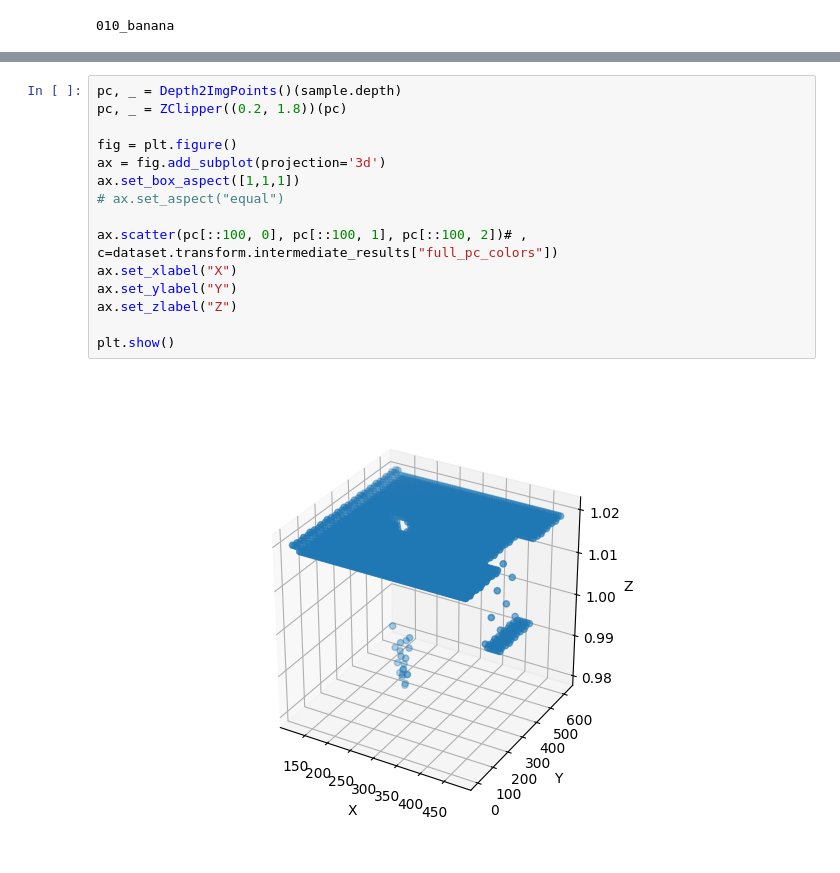
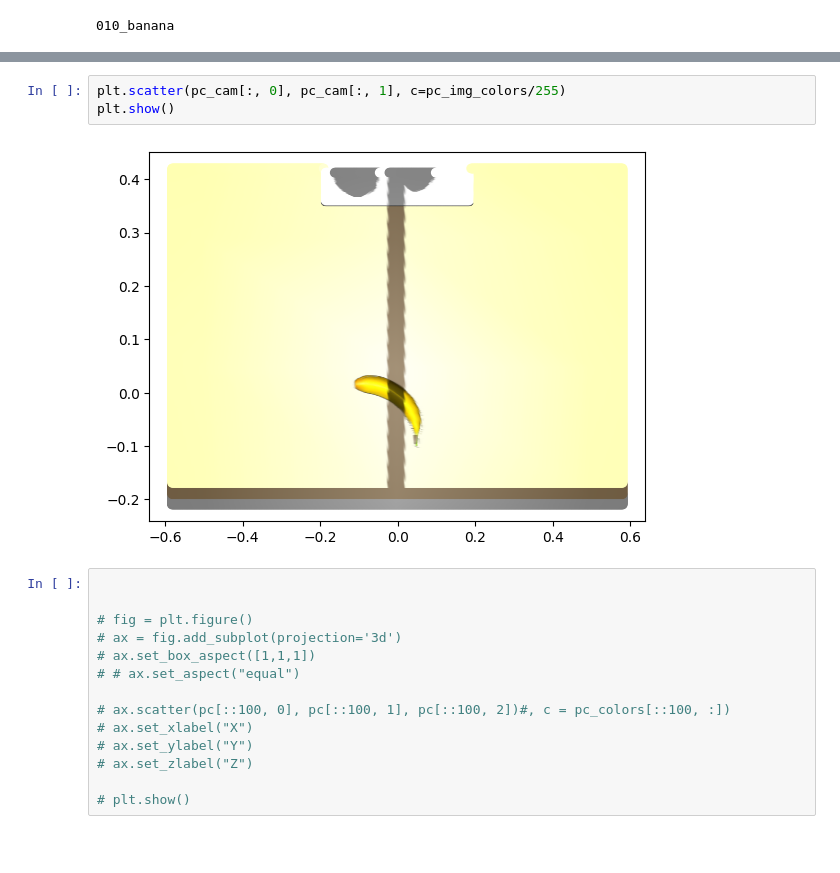
Before and after one commit to m0dd0/ContactGraspnetBenchmark, a Jupyter notebook: notebooks/05_test_trafo.ipynb, the cells around one changed output, grey strips where cells are left out. Saved outputs shown, nothing was run; the diff lists cells and outputs as text; blank space fills up the shorter version.

```diff
--- a/notebooks/05_test_trafo.ipynb
+++ b/notebooks/05_test_trafo.ipynb
@@ -32,18 +41,20 @@ plt.imshow(sample.depth)
+# %%
+plt.scatter(pc_cam[:, 0], pc_cam[:, 1], c=pc_img_colors/255)
+plt.show()
+# %% [output]
+[figure, added]
 # %%
-pc, _ = Depth2ImgPoints()(sample.depth)
-pc, _ = ZClipper((0.2, 1.8))(pc)
 
-fig = plt.figure()
-ax = fig.add_subplot(projection='3d')
-ax.set_box_aspect([1,1,1])
-# ax.set_aspect("equal")
 
-ax.scatter(pc[::100, 0], pc[::100, 1], pc[::100, 2])# , c=dataset.transform.intermediate_results["full_pc_colors"])
-ax.set_xlabel("X")
-ax.set_ylabel("Y")
-ax.set_zlabel("Z")
+# fig = plt.figure()
+# ax = fig.add_subplot(projection='3d')
+# ax.set_box_aspect([1,1,1])
+# # ax.set_aspect("equal")
 
-plt.show()
+# ax.scatter(pc[::100, 0], pc[::100, 1], pc[::100, 2])#, c = pc_colors[::100, :])
+# ax.set_xlabel("X")
+# ax.set_ylabel("Y")
+# ax.set_zlabel("Z")
+
+# plt.show()
-# %% [output]
-[figure, removed]
 # %%
```
Also changed, not shown: parts of 7 cells of this notebook.
